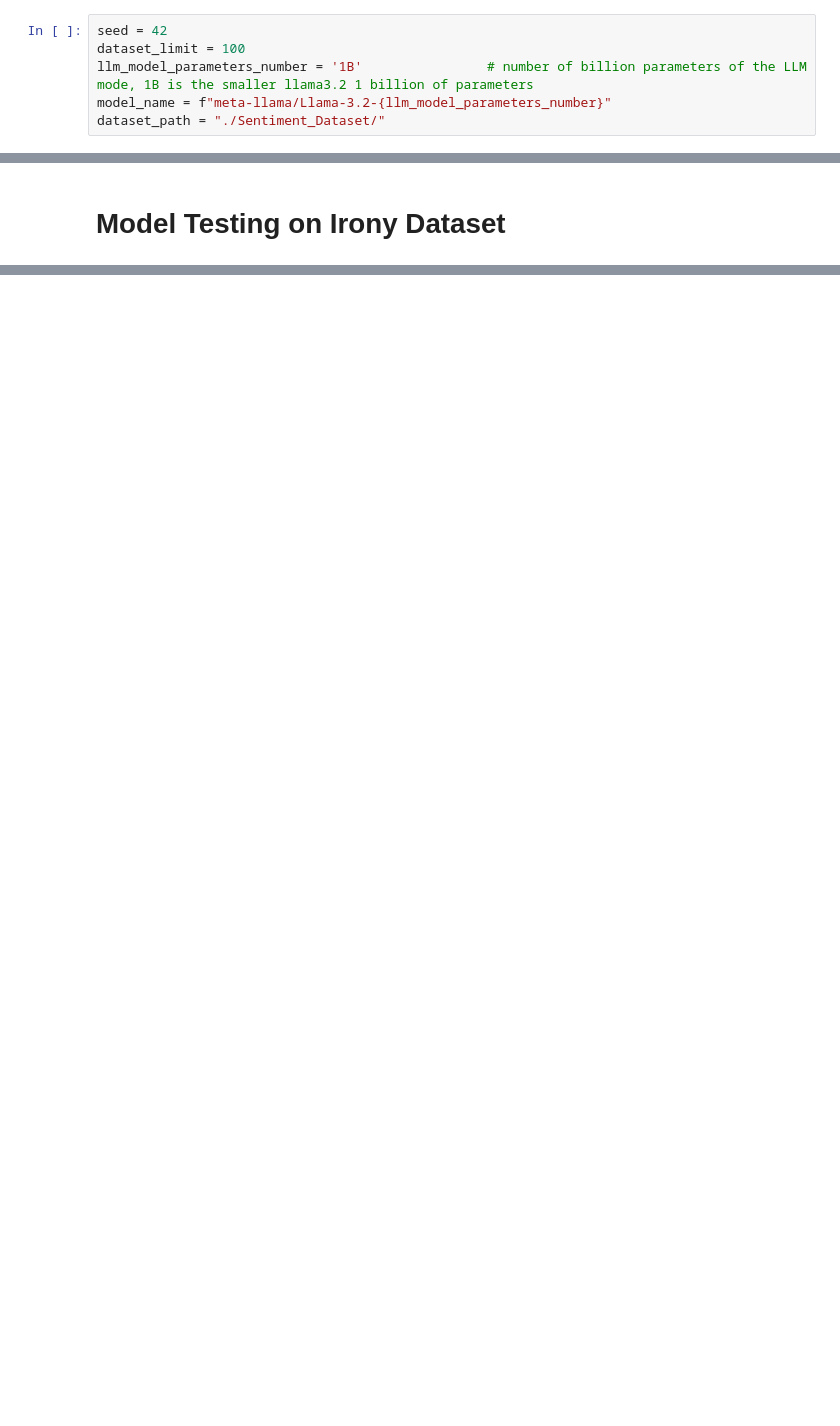
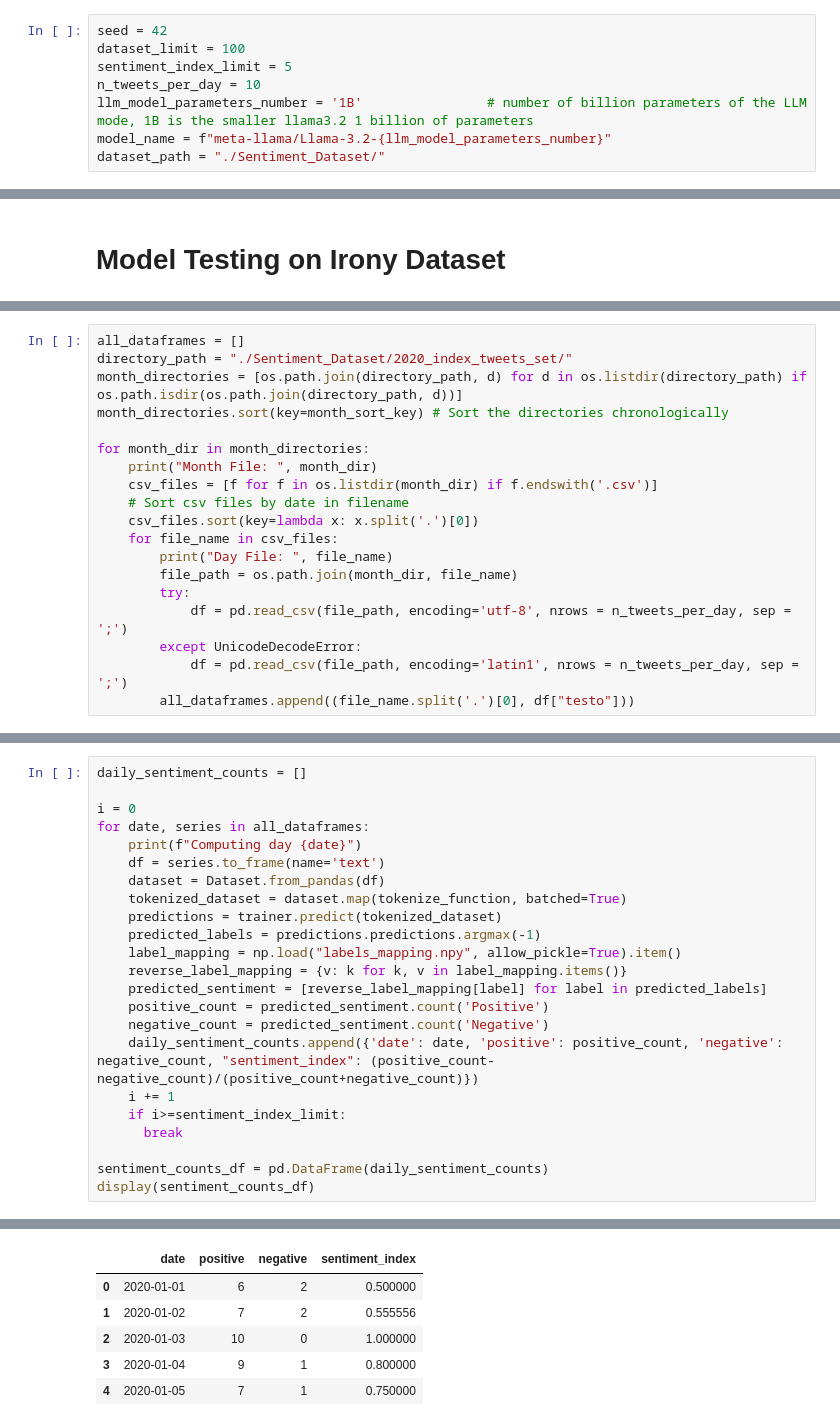
Before and after one commit to neural1977/talks_material, a Jupyter notebook: sentiment_index_fine_tuning_llama.ipynb, the cells around one changed output, grey strips where cells are left out. Cells and saved outputs as stored; diff of their text form; blank space fills up the shorter version.

```diff
--- a/sentiment_index_fine_tuning_llama.ipynb
+++ b/sentiment_index_fine_tuning_llama.ipynb
@@ -53,6 +54,8 @@ from sklearn.model_selection import train_test_split
 # %%
 seed = 42
 dataset_limit = 100
+sentiment_index_limit = 5
+n_tweets_per_day = 10
 llm_model_parameters_number = '1B'                # number of billion parameters of the LLM mode, 1B is the smaller llama3.2 1 billion of parameters
 model_name = f"meta-llama/Llama-3.2-{llm_model_parameters_number}"
 dataset_path = "./Sentiment_Dataset/"
@@ -322,0 +332,19 @@ Percentage of negative sentiments detected in irony_df after training: 61.97%
+# %%
+all_dataframes = []
+directory_path = "./Sentiment_Dataset/2020_index_tweets_set/"
+month_directories = [os.path.join(directory_path, d) for d in os.listdir(directory_path) if os.path.isdir(os.path.join(directory_path, d))]
+month_directories.sort(key=month_sort_key) # Sort the directories chronologically
+
+for month_dir in month_directories:
+    print("Month File: ", month_dir)
+    csv_files = [f for f in os.listdir(month_dir) if f.endswith('.csv')]
+    # Sort csv files by date in filename
+    csv_files.sort(key=lambda x: x.split('.')[0])
+    for file_name in csv_files:
+        print("Day File: ", file_name)
+        file_path = os.path.join(month_dir, file_name)
+        try:
+            df = pd.read_csv(file_path, encoding='utf-8', nrows = n_tweets_per_day, sep = ';')
+        except UnicodeDecodeError:
+            df = pd.read_csv(file_path, encoding='latin1', nrows = n_tweets_per_day, sep = ';')
+        all_dataframes.append((file_name.split('.')[0], df["testo"]))
@@ -322,0 +384,24 @@ Percentage of negative sentiments detected in irony_df after training: 61.97%
+# %%
+daily_sentiment_counts = []
+
+i = 0
+for date, series in all_dataframes:
+    print(f"Computing day {date}")
+    df = series.to_frame(name='text')
+    dataset = Dataset.from_pandas(df)
+    tokenized_dataset = dataset.map(tokenize_function, batched=True)
+    predictions = trainer.predict(tokenized_dataset)
+    predicted_labels = predictions.predictions.argmax(-1)
+    label_mapping = np.load("labels_mapping.npy", allow_pickle=True).item()
+    reverse_label_mapping = {v: k for k, v in label_mapping.items()}
+    predicted_sentiment = [reverse_label_mapping[label] for label in predicted_labels]
+    positive_count = predicted_sentiment.count('Positive')
+    negative_count = predicted_sentiment.count('Negative')
+    daily_sentiment_counts.append({'date': date, 'positive': positive_count, 'negative': negative_count, "sentiment_index": (positive_count-negative_count)/(positive_count+negative_count)})
+    i += 1
+    if i>=sentiment_index_limit:
+      break
+
+sentiment_counts_df = pd.DataFrame(daily_sentiment_counts)
+display(sentiment_counts_df)
+# %% [output]
@@ -322,0 +418,6 @@ Percentage of negative sentiments detected in irony_df after training: 61.97%
+|  | date | positive | negative | sentiment_index |
+| 0 | 2020-01-01 | 6 | 2 | 0.500000 |
+| 1 | 2020-01-02 | 7 | 2 | 0.555556 |
+| 2 | 2020-01-03 | 10 | 0 | 1.000000 |
+| 3 | 2020-01-04 | 9 | 1 | 0.800000 |
+| 4 | 2020-01-05 | 7 | 1 | 0.750000 |
```
Also changed, not shown: parts of 15 cells of this notebook, 1 other file.
